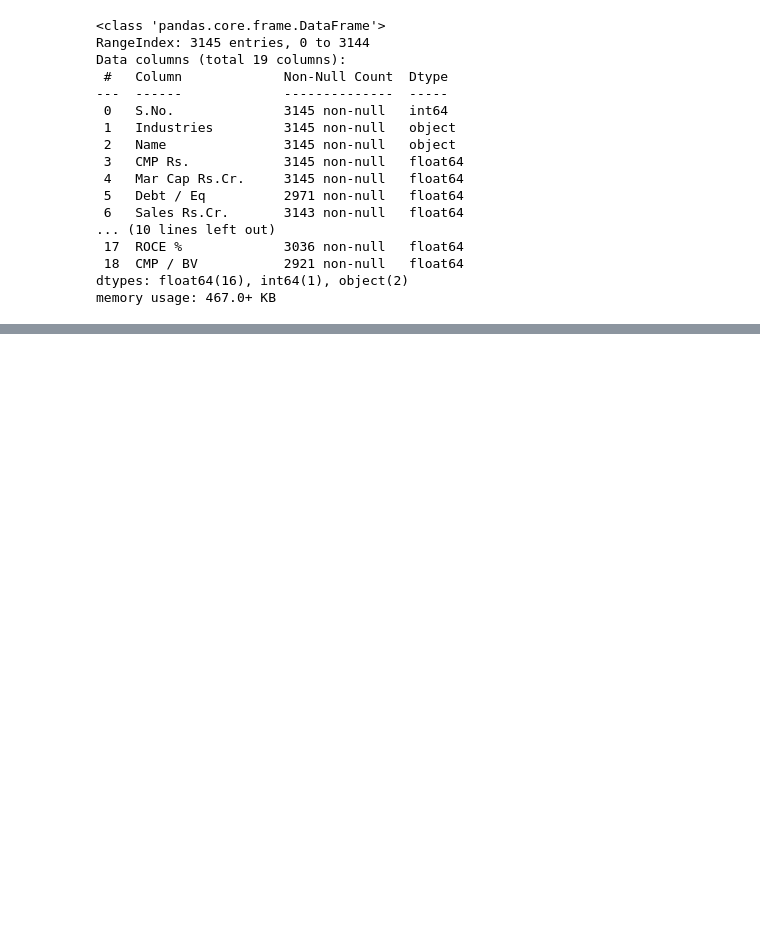
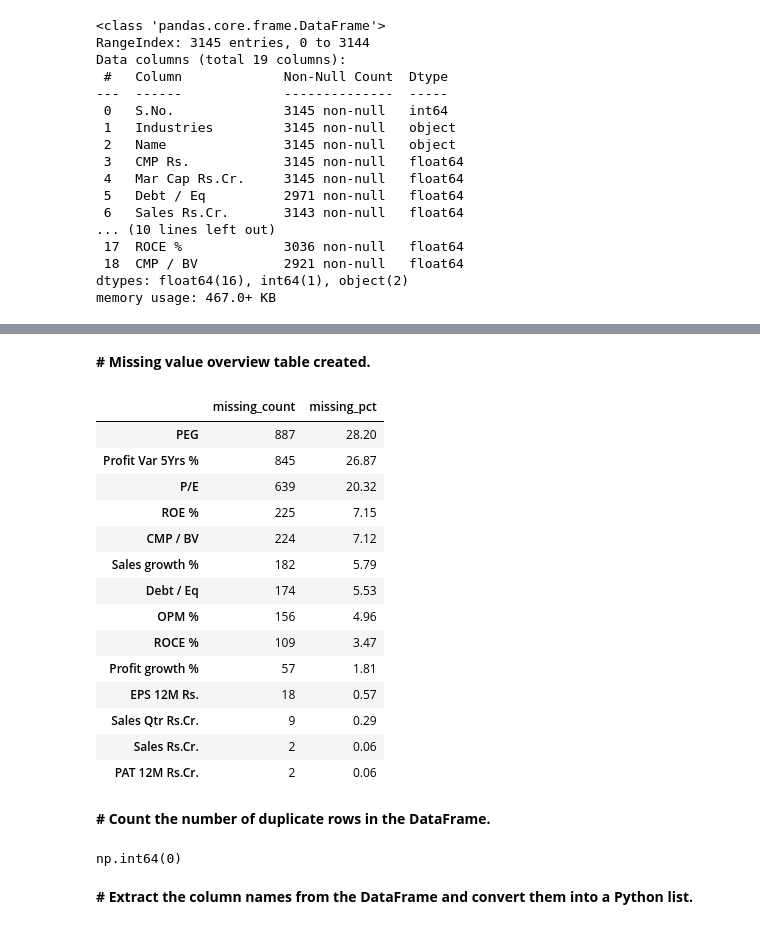
Before and after one commit to dirumisra/equity-fundamentals-analytics, a Jupyter notebook: equity-fundamentals-analytics/notebooks/dev/01_data_intake.ipynb, the cells around one changed output, grey strips where cells are left out. Cells and saved outputs as stored; diff of their text form; code cells hidden in the pictures; blank space fills up the shorter version.

```diff
--- a/equity-fundamentals-analytics/notebooks/dev/01_data_intake.ipynb
+++ b/equity-fundamentals-analytics/notebooks/dev/01_data_intake.ipynb
@@ -17,9 +40,9 @@ print(equity_data_path)
 **# Read the CSV file into a pandas DataFrame**
 # %%
 
-equity_df = pd.read_csv(equity_data_path)
+raw_equity_df = pd.read_csv(equity_data_path)
 
-equity_df
+raw_equity_df
 # %% [output]
 |  | S.No. | Industries | Name | CMP Rs. | Mar Cap Rs.Cr. | Debt / Eq | Sales Rs.Cr. | Sales growth % | ... |
 | 0 | 1 | Auto Components Companies | Samvardh. Mothe. | 112.16 | 118389.50 | 0.53 | 117367.72 | 7.30 | ... |
@@ -84,0 +170,57 @@ memory usage: 467.0+ KB
+# %% [markdown]
+**# Missing value overview table created.**
+# %%
+# Create an overview of missing values for each column
+missing_overview = (
+    raw_equity_df
+    # Step 1: Identify missing values (True for NaN, False otherwise)
+    .isna()
+
+    # Step 2: Count missing values per column
+    .sum()
+
+    # Step 3: Convert the missing counts into a DataFrame
+    .to_frame(name="missing_count")
+
+    # Step 4: Add a new column 'missing_pct' to calculate % missing
+    .assign(
+        missing_pct=lambda x: (
+            (x["missing_count"] / len(raw_equity_df)) * 100
+        ).round(2)
+    )
+
+    # Step 5: Keep only columns that actually have missing values
+    .query("missing_count > 0")
+
+    # Step 6: Sort by missing percentage (highest first)
+    .sort_values("missing_pct", ascending=False)
+)
+
+# Display the missing values overview table
+missing_overview
+# %% [output]
+|  | missing_count | missing_pct |
+| PEG | 887 | 28.20 |
+| Profit Var 5Yrs % | 845 | 26.87 |
+| P/E | 639 | 20.32 |
+| ROE % | 225 | 7.15 |
+| CMP / BV | 224 | 7.12 |
+| Sales growth % | 182 | 5.79 |
+| Debt / Eq | 174 | 5.53 |
+| OPM % | 156 | 4.96 |
+| ROCE % | 109 | 3.47 |
+| Profit growth % | 57 | 1.81 |
+| EPS 12M Rs. | 18 | 0.57 |
+| Sales Qtr Rs.Cr. | 9 | 0.29 |
+| Sales Rs.Cr. | 2 | 0.06 |
+| PAT 12M Rs.Cr. | 2 | 0.06 |
+# %% [markdown]
+**# Count the number of duplicate rows in the DataFrame.**
+# %%
+# .duplicated() identifies rows that exactly match a previous row (True = duplicate),
+# and .sum() counts how many duplicates there are.
+raw_equity_df.duplicated().sum()
+# %% [output]
+np.int64(0)
+# %% [markdown]
+**# Extract the column names from the DataFrame and convert them into a Python list.**
```
Also changed, not shown: parts of 38 cells of this notebook, 7 other files.
